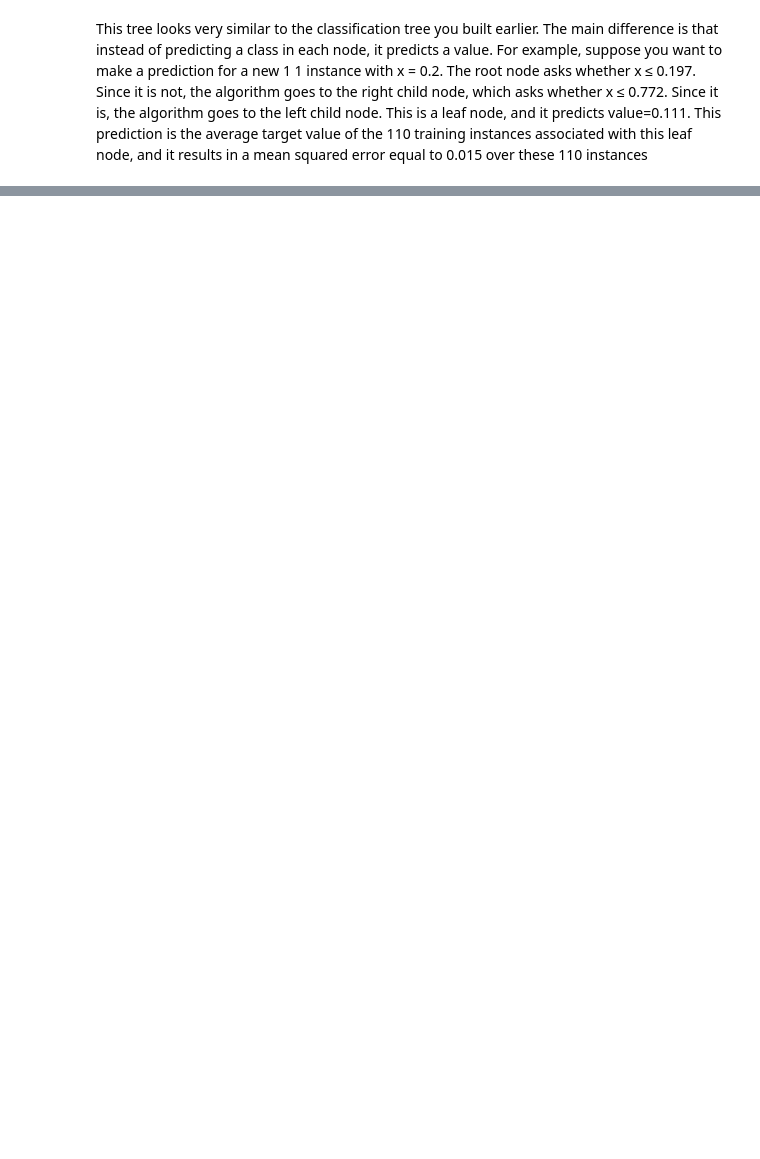
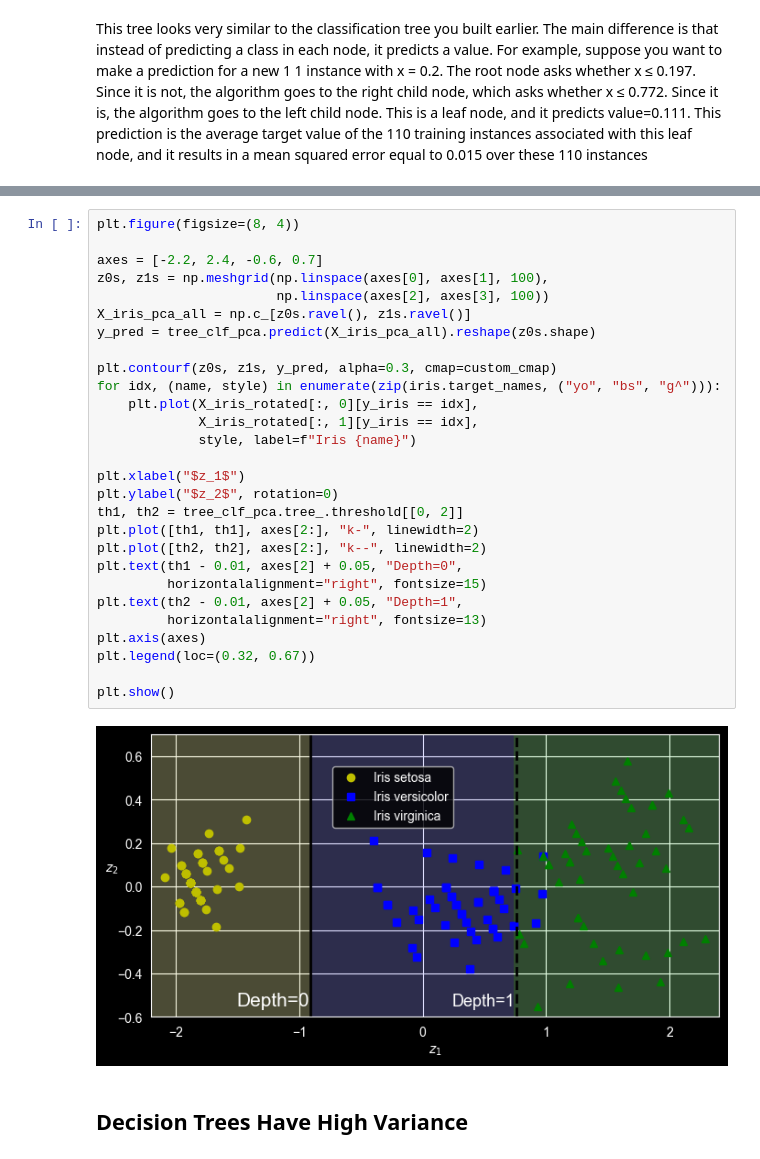
Before and after one commit to Harsh-Prajapati54/ML-Projects, a Jupyter notebook: Notebooks/Decision-Tree.ipynb, the cells around one changed output, grey strips where cells are left out. Cells and saved outputs as stored; diff of their text form; blank space fills up the shorter version.

```diff
--- a/Notebooks/Decision-Tree.ipynb
+++ b/Notebooks/Decision-Tree.ipynb
@@ -371,0 +443,32 @@ squared error equal to 0.015 over these 110 instances
+# %%
+plt.figure(figsize=(8, 4))
+
+axes = [-2.2, 2.4, -0.6, 0.7]
+z0s, z1s = np.meshgrid(np.linspace(axes[0], axes[1], 100),
+                       np.linspace(axes[2], axes[3], 100))
+X_iris_pca_all = np.c_[z0s.ravel(), z1s.ravel()]
+y_pred = tree_clf_pca.predict(X_iris_pca_all).reshape(z0s.shape)
+
+plt.contourf(z0s, z1s, y_pred, alpha=0.3, cmap=custom_cmap)
+for idx, (name, style) in enumerate(zip(iris.target_names, ("yo", "bs", "g^"))):
+    plt.plot(X_iris_rotated[:, 0][y_iris == idx],
+             X_iris_rotated[:, 1][y_iris == idx],
+             style, label=f"Iris {name}")
+
+plt.xlabel("$z_1$")
+plt.ylabel("$z_2$", rotation=0)
+th1, th2 = tree_clf_pca.tree_.threshold[[0, 2]]
+plt.plot([th1, th1], axes[2:], "k-", linewidth=2)
+plt.plot([th2, th2], axes[2:], "k--", linewidth=2)
+plt.text(th1 - 0.01, axes[2] + 0.05, "Depth=0",
+         horizontalalignment="right", fontsize=15)
+plt.text(th2 - 0.01, axes[2] + 0.05, "Depth=1",
+         horizontalalignment="right", fontsize=13)
+plt.axis(axes)
+plt.legend(loc=(0.32, 0.67))
+
+plt.show()
+# %% [output]
+[figure, added]
+# %% [markdown]
+## Decision Trees Have High Variance
```
Also changed, not shown: parts of 9 cells of this notebook.
